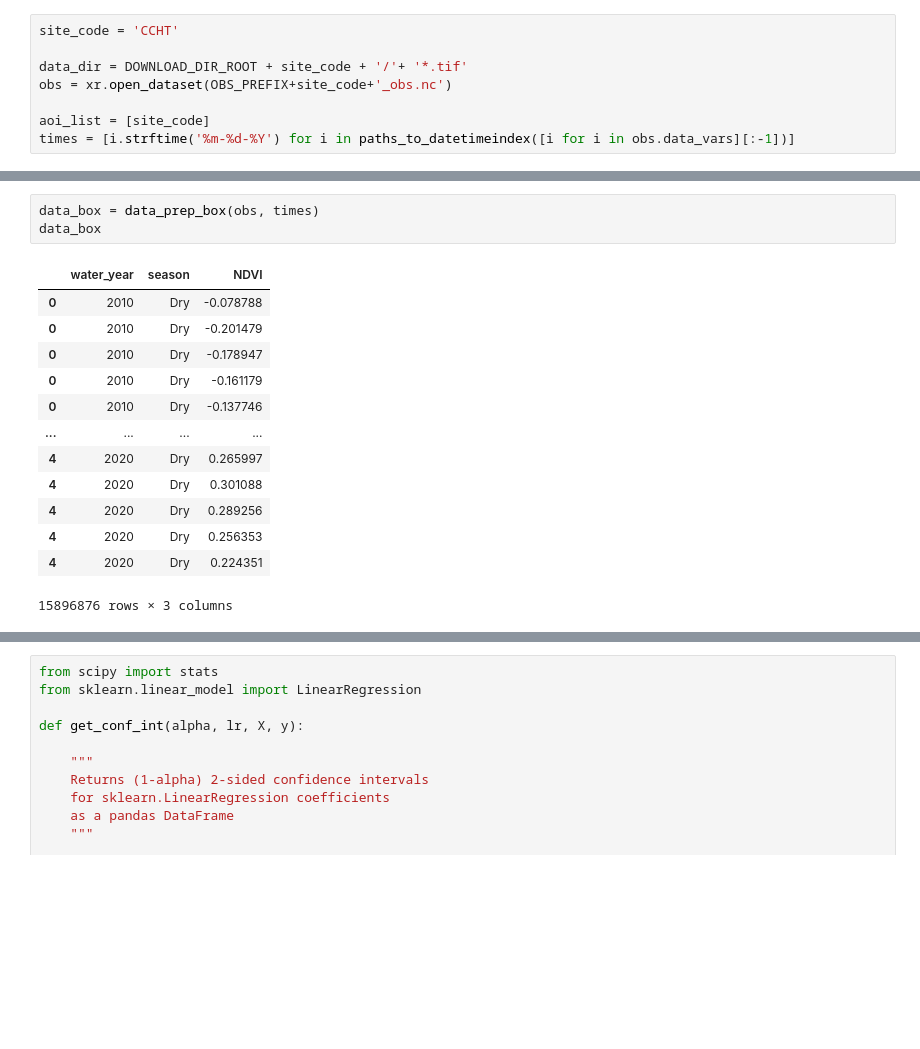
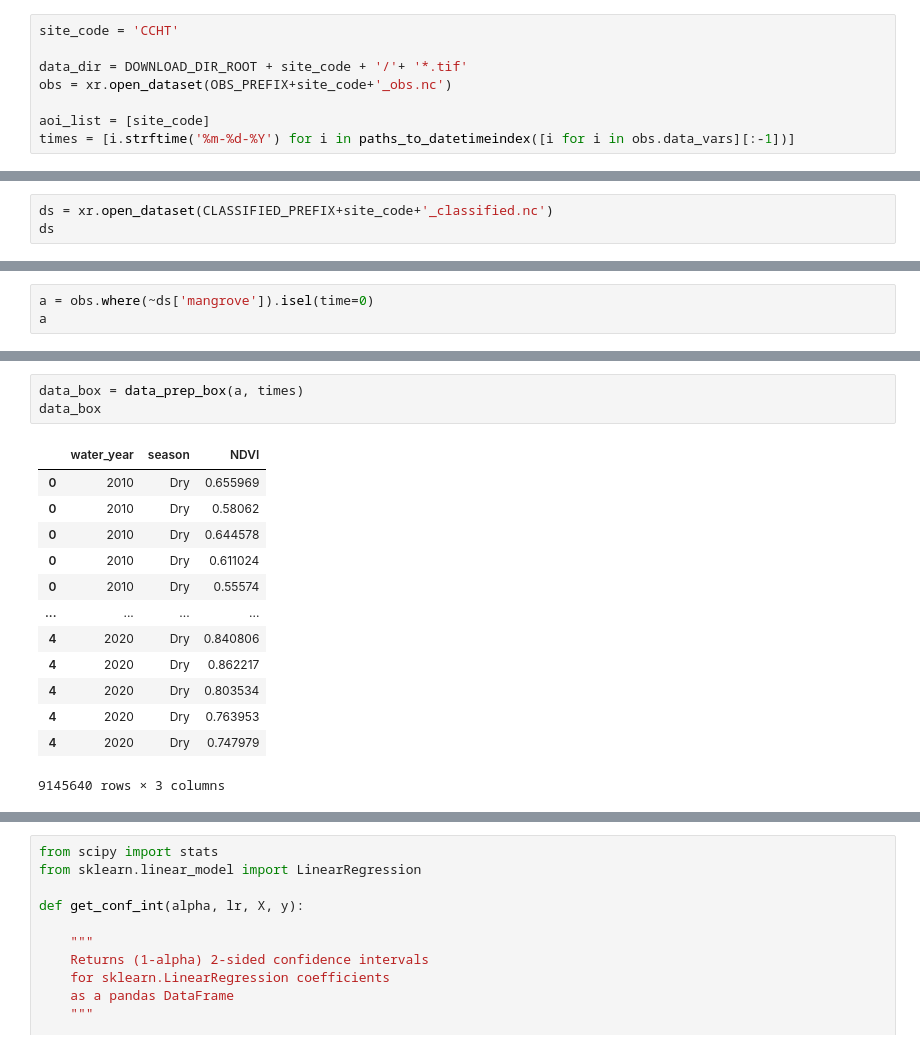
Before and after one commit to aesgeorges/MangroveCaribRS, a Jupyter notebook: notebooks/dev_ideas.ipynb, the cells around one changed output, grey strips where cells are left out. Drawn from its saved outputs; the diff is of its cells as text; blank space fills up the shorter version.

Commit message:
masked NDVI with classified mangrove

```diff
--- a/notebooks/dev_ideas.ipynb
+++ b/notebooks/dev_ideas.ipynb
@@ -74,0 +51,3 @@ data
+# %%
+ds = xr.open_dataset(CLASSIFIED_PREFIX+site_code+'_classified.nc')
+ds
@@ -74,0 +69,3 @@ data
+# %%
+a = obs.where(~ds['mangrove']).isel(time=0)
+a
@@ -75,17 +101,17 @@ data
 # %%
-data_box = data_prep_box(obs, times)
+data_box = data_prep_box(a, times)
 data_box
 # %% [output]
 |  | water_year | season | NDVI |
-| 0 | 2010 | Dry | -0.078788 |
-| 0 | 2010 | Dry | -0.201479 |
-| 0 | 2010 | Dry | -0.178947 |
-| 0 | 2010 | Dry | -0.161179 |
-| 0 | 2010 | Dry | -0.137746 |
+| 0 | 2010 | Dry | 0.655969 |
+| 0 | 2010 | Dry | 0.58062 |
+| 0 | 2010 | Dry | 0.644578 |
+| 0 | 2010 | Dry | 0.611024 |
+| 0 | 2010 | Dry | 0.55574 |
 | ... | ... | ... | ... |
-| 4 | 2020 | Dry | 0.265997 |
-| 4 | 2020 | Dry | 0.301088 |
-| 4 | 2020 | Dry | 0.289256 |
-| 4 | 2020 | Dry | 0.256353 |
-| 4 | 2020 | Dry | 0.224351 |
+| 4 | 2020 | Dry | 0.840806 |
+| 4 | 2020 | Dry | 0.862217 |
+| 4 | 2020 | Dry | 0.803534 |
+| 4 | 2020 | Dry | 0.763953 |
+| 4 | 2020 | Dry | 0.747979 |
-15896876 rows × 3 columns
+9145640 rows × 3 columns
```
Also changed, not shown: parts of 10 cells of this notebook, 1 other file.
